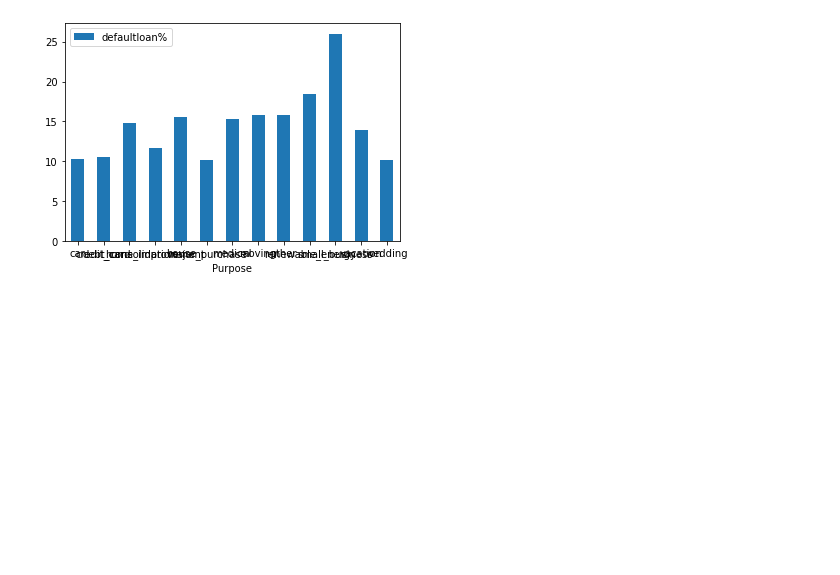
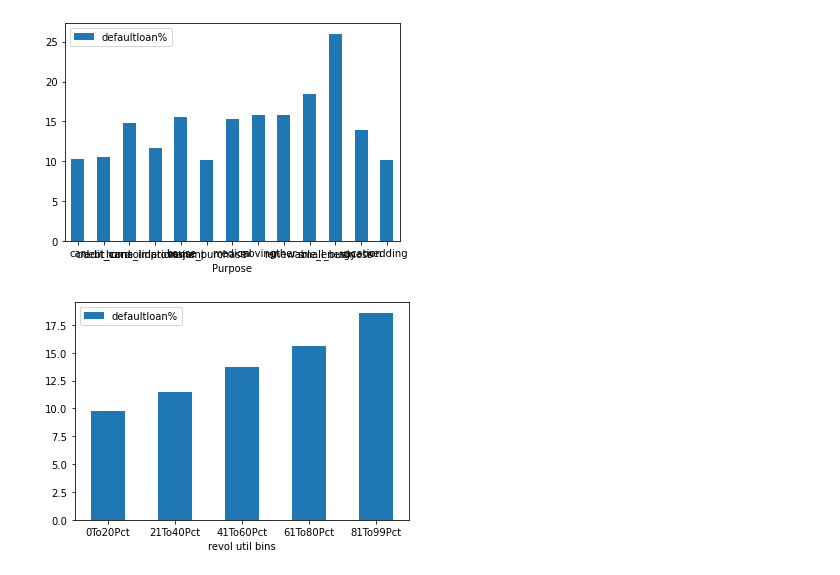
Before and after one commit to KunalBhosale/LendingClubCaseStudy, a Jupyter notebook: KunalBhosale.ipynb, the cells around one changed output. Cells and saved outputs as stored; diff of their text form; code cells hidden in the pictures; blank space fills up the shorter version.

```diff
--- a/KunalBhosale.ipynb
+++ b/KunalBhosale.ipynb
@@ -183,3 +184,28 @@ df = pd.DataFrame({'Purpose':['car','credit_card','debt_consolidation','home_imp
 ax = df.plot.bar(x='Purpose', y='defaultloan%', rot=0, )
 # %% [output]
 [figure]
+# %%
+#revol_util impact on whether perticulat dti group has more % of loan defaulters
+#revol util is % how much credit you are using
+import numpy as np
+loan_df_withoutNA= loan_df_withoutNA[loan_df_withoutNA['revol_util'] != ""]
+
+#loan_df_withoutNA = loan_df_withoutNA[loan_df_withoutNA["revol_util"] != '']
+revolutil_df_0To20 = loan_df_withoutNA[(loan_df_withoutNA["revol_util"] > "0.00") & (loan_df_withoutNA["revol_util"] <= "20")]
+revolutil_df_21To40 = loan_df_withoutNA[(loan_df_withoutNA["revol_util"] > "21.00") & (loan_df_withoutNA["revol_util"] <= "40")]
+revolutil_df_41To60 = loan_df_withoutNA[(loan_df_withoutNA["revol_util"] > "41") & (loan_df_withoutNA["revol_util"] <= "60")]
+revolutil_df_61To80 = loan_df_withoutNA[(loan_df_withoutNA["revol_util"] > "61.00") & (loan_df_withoutNA["revol_util"] <= "80")]
+revolutil_df_81To99 = loan_df_withoutNA[(loan_df_withoutNA["revol_util"] > "81.00") & (loan_df_withoutNA["revol_util"] <= "99")]
+
+#dti impact on whether perticulat dti group has more % of loan defaulters
+revolutil_df_0To20Pct = len(revolutil_df_0To20[revolutil_df_0To20['loan_status'] == 'Charged Off']) / len(revolutil_df_0To20) * 100
+revolutil_df_21To40Pct =(len(revolutil_df_21To40[revolutil_df_21To40['loan_status'] == 'Charged Off']) / len(revolutil_df_21To40)) * 100
+revolutil_df_41To60Pct =(len(revolutil_df_41To60[revolutil_df_41To60['loan_status'] == 'Charged Off']) / len(revolutil_df_41To60)) * 100
+revolutil_df_61To80Pct =(len(revolutil_df_61To80[revolutil_df_61To80['loan_status'] == 'Charged Off']) / len(revolutil_df_61To80)) * 100
+revolutil_df_81To99Pct =(len(revolutil_df_81To99[revolutil_df_81To99['loan_status'] == 'Charged Off']) / len(revolutil_df_81To99)) * 100
+
+
+df = pd.DataFrame({'revol util bins':['0To20Pct','21To40Pct','41To60Pct','61To80Pct','81To99Pct'], 'defaultloan%':[revolutil_df_0To20Pct, revolutil_df_21To40Pct, revolutil_df_41To60Pct,revolutil_df_61To80Pct,revolutil_df_81To99Pct]})
+ax = df.plot.bar(x='revol util bins', y='defaultloan%', rot=0)
+# %% [output]
+[figure, added]
```
Also changed, not shown: parts of 1 cell of this notebook, 2 other files.
